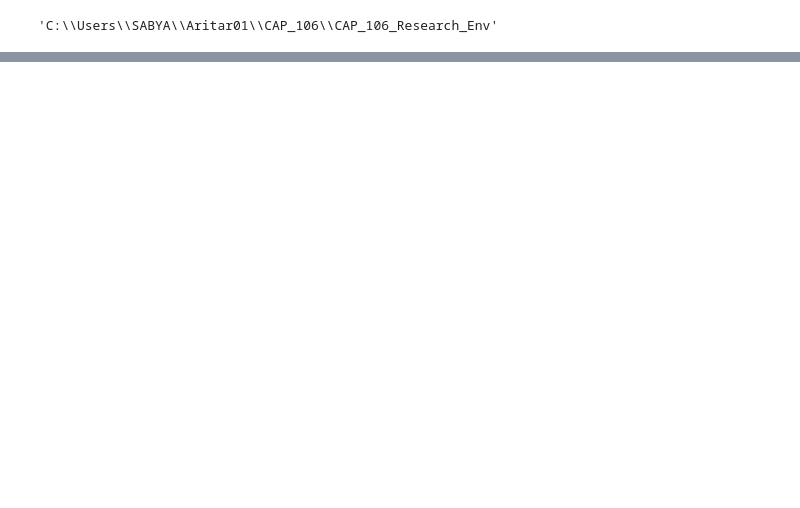
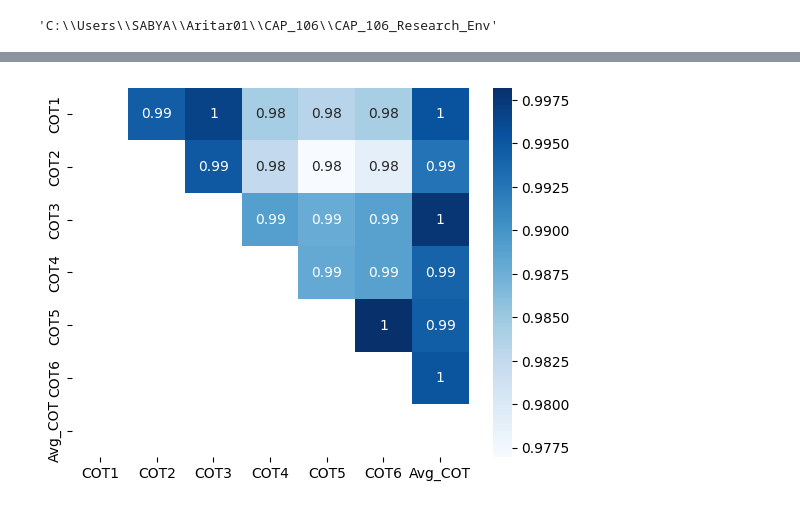
Before and after one commit to SabyasachiBhadra/CAP_106, a Jupyter notebook: CAP_106_Research_Env/Feature_Space_Correlation_Analysis.ipynb, the cells around one changed output, grey strips where cells are left out. Drawn from its saved outputs; the diff is of its cells as text; code cells hidden in the pictures; blank space fills up the shorter version.

```diff
--- a/CAP_106_Research_Env/Feature_Space_Correlation_Analysis.ipynb
+++ b/CAP_106_Research_Env/Feature_Space_Correlation_Analysis.ipynb
@@ -210,0 +193,14 @@ plt.show()
+# %%
+# correlation analysis for COT
+df_cot = df_final[['COT1',
+                   'COT2',
+                   'COT3',
+                   'COT4',
+                   'COT5',
+                   'COT6',
+                   'Avg_COT']]
+# %%
+# computing the upper triangle correlation matrix
+corr_mat_2 = df_cot.corr().abs()
+upper_tri_2 = corr_mat_2.where(np.triu(np.ones(corr_mat_2.shape), k=1).astype(np.bool))
+upper_tri_2
@@ -210,0 +220,11 @@ plt.show()
+# %%
+# plotting correlation heatmap for COT
+dataplot = sb.heatmap(upper_tri_2, cmap="Blues", annot=True)
+
+# displaying heatmap
+# plt.show()
+
+# save the plot as .png
+plt.savefig(heat_path +"/cot_corr_heatmap.png")
+# %% [output]
+[figure, added]
```
Also changed, not shown: parts of 33 cells of this notebook, 23 other files.
